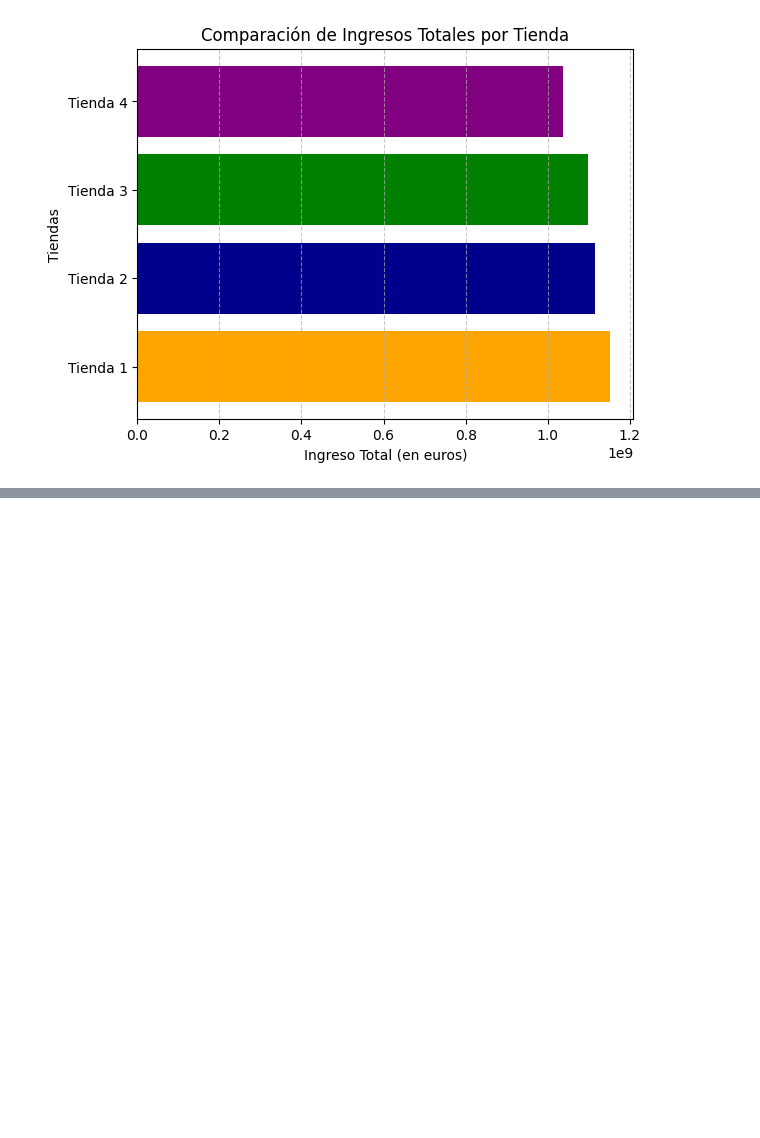
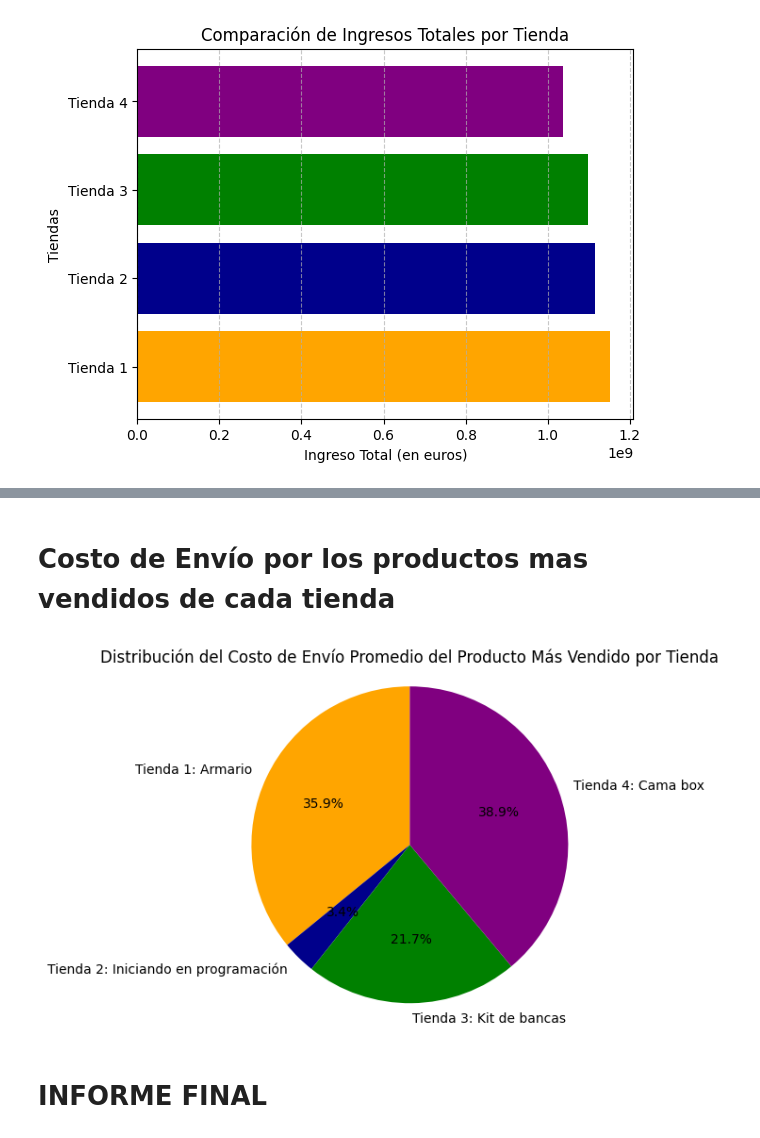
Before and after one commit to PatiPat76/STORE_ALURA, a Jupyter notebook: AluraStoreLatam.ipynb, the cells around one changed output, grey strips where cells are left out. Saved outputs shown, nothing was run; the diff lists cells and outputs as text; code cells hidden in the pictures; blank space fills up the shorter version.

```diff
--- a/AluraStoreLatam.ipynb
+++ b/AluraStoreLatam.ipynb
@@ -334,0 +446,45 @@ plt.show()
+# %% [markdown]
+# Costo de Envío por los productos mas vendidos de cada tienda
+# %%
+import matplotlib.pyplot as plt
+
+# Datos: Costo de envío promedio de los productos más vendidos por tienda
+costos_envio_mas_vendido = [
+    26068.33,  # Tienda 1
+    2500.00,   # Tienda 2
+    15784.21,  # Tienda 3
+    28253.23   # Tienda 4
+]
+
+# Nombres de los productos más vendidos
+productos_mas_vendidos = [
+    'Armario',              # Tienda 1
+    'Iniciando en programación',  # Tienda 2
+    'Kit de bancas',        # Tienda 3
+    'Cama box'              # Tienda 4
+]
+
+# Etiquetas combinadas (Tiendas + Productos más vendidos)
+nombres_tiendas_y_productos = [
+    'Tienda 1: Armario',
+    'Tienda 2: Iniciando en programación',
+    'Tienda 3: Kit de bancas',
+    'Tienda 4: Cama box'
+]
+
+# Colores para cada sector
+colores = ['orange', 'darkblue', 'green', 'purple']
+
+# Crear gráfico de torta
+plt.pie(costos_envio_mas_vendido, labels=nombres_tiendas_y_productos, colors=colores, autopct='%1.1f%%', startangle=90)
+
+# Personalizar la gráfica
+plt.title('Distribución del Costo de Envío Promedio del Producto Más Vendido por Tienda')
+plt.axis('equal')  # Asegurar que el gráfico sea un círculo perfecto
+
+# Mostrar gráfica
+plt.show()
+# %% [output]
+[figure, added]
+# %% [markdown]
+# **INFORME FINAL**
```
Also changed, not shown: parts of 8 cells of this notebook.
